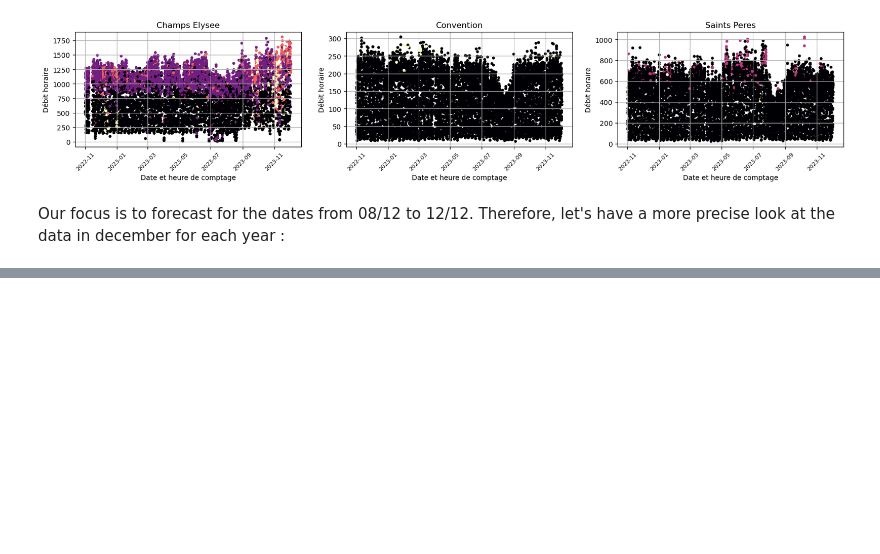
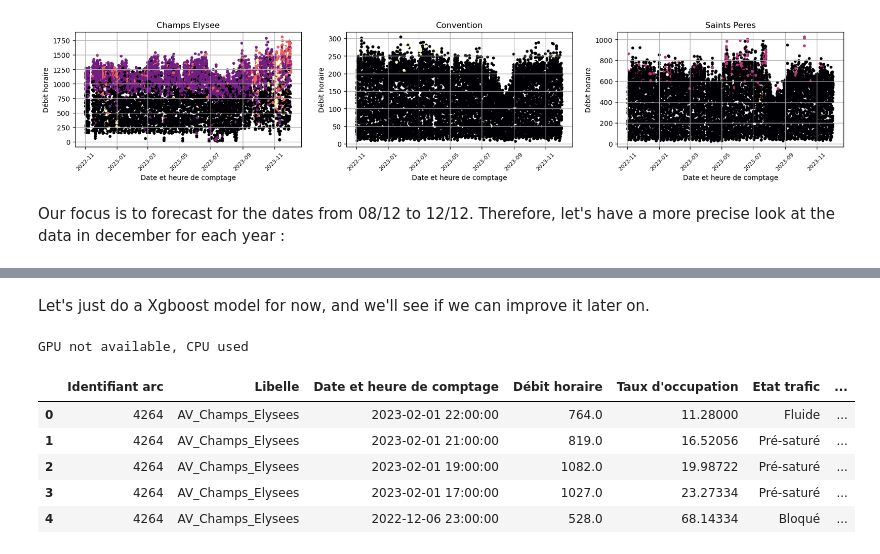
Before and after one commit to DIlyess/DatathonBCGX, a Jupyter notebook: forecasting.ipynb, the cells around one changed output, grey strips where cells are left out. Drawn from its saved outputs; the diff is of its cells as text; code cells hidden in the pictures; blank space fills up the shorter version.

```diff
--- a/forecasting.ipynb
+++ b/forecasting.ipynb
@@ -238,0 +248,16 @@ Name: Etat trafic, dtype: float64
+# %% [markdown]
+Let's just do a Xgboost model for now, and we'll see if we can improve it later on.
+# %%
+# torch.cuda.is_available() checks and returns a Boolean True if a GPU is available, else it'll return False
+is_cuda = torch.cuda.is_available()
+
+# If we have a GPU available, we'll set our device to GPU. We'll use this device variable later in our code.
+if is_cuda:
+    device = torch.device("cuda")
+    print("GPU is available")
+    print(torch.cuda.get_device_name(0))
+else:
+    device = torch.device("cpu")
+    print("GPU not available, CPU used")
+# %% [output]
+GPU not available, CPU used
@@ -238,0 +301,9 @@ Name: Etat trafic, dtype: float64
+# %%
+champs.head()
+# %% [output]
+|  | Identifiant arc | Libelle | Date et heure de comptage | Débit horaire | Taux d'occupation | Etat trafic | ... |
+| 0 | 4264 | AV_Champs_Elysees | 2023-02-01 22:00:00 | 764.0 | 11.28000 | Fluide | ... |
+| 1 | 4264 | AV_Champs_Elysees | 2023-02-01 21:00:00 | 819.0 | 16.52056 | Pré-saturé | ... |
+| 2 | 4264 | AV_Champs_Elysees | 2023-02-01 19:00:00 | 1082.0 | 19.98722 | Pré-saturé | ... |
+| 3 | 4264 | AV_Champs_Elysees | 2023-02-01 17:00:00 | 1027.0 | 23.27334 | Pré-saturé | ... |
+| 4 | 4264 | AV_Champs_Elysees | 2022-12-06 23:00:00 | 528.0 | 68.14334 | Bloqué | ... |
```
Also changed, not shown: parts of 8 cells of this notebook.
